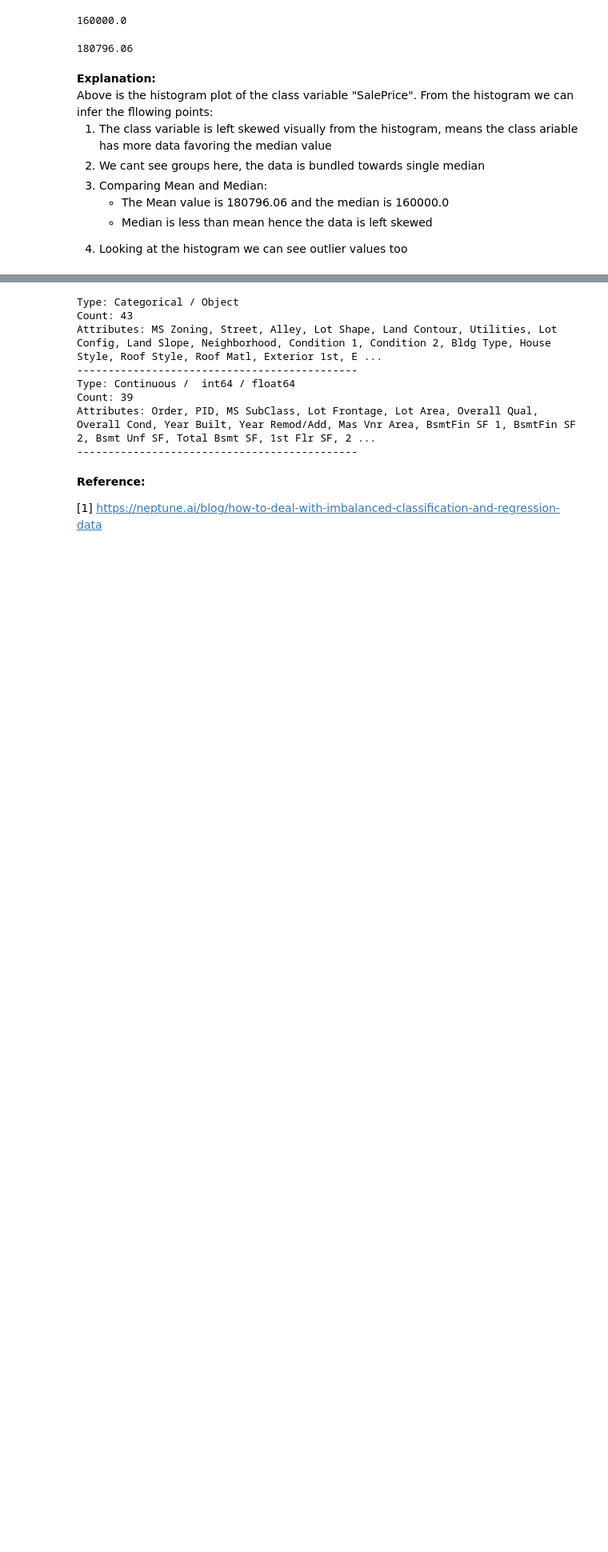
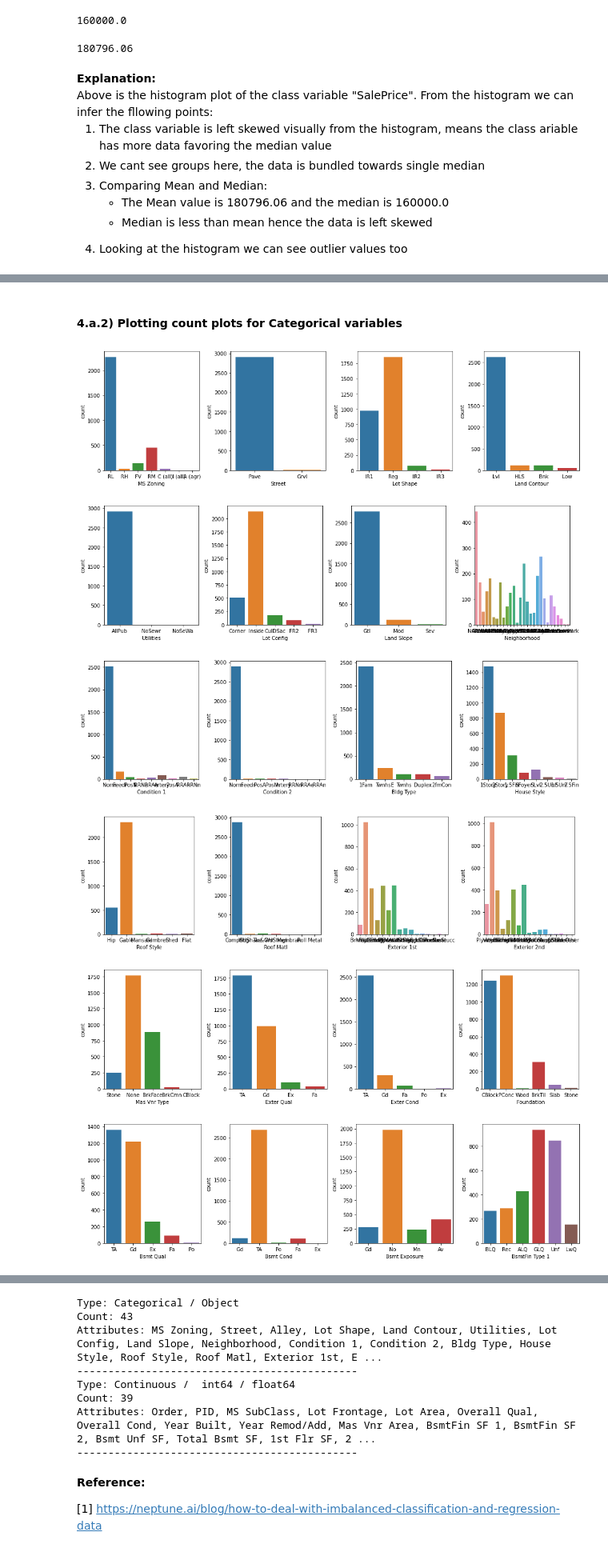
Before and after one commit to nithinkrishnan/ml-assgn, a Jupyter notebook: Group49_HousingDataset.ipynb, the cells around one changed output, grey strips where cells are left out. Shown at 80% size. Cells and saved outputs as stored; diff of their text form; code cells hidden in the pictures; blank space fills up the shorter version.

Commit message:
Done data cleaning

```diff
--- a/Group49_HousingDataset.ipynb
+++ b/Group49_HousingDataset.ipynb
@@ -85,0 +256,5 @@ round(df1["SalePrice"].mean(), 2)
+# %%
+dfCleaned["Garage Yr Blt"].fillna(dfCleaned["Year Built"], inplace=True)
+
+print(dfCleaned.shape)
+print(dfCleaned.isna().sum().sum())
@@ -85,0 +266,11 @@ round(df1["SalePrice"].mean(), 2)
+# %%
+# dfMissingRows = df1[df1.isnull().any(axis=1)]
+pd.set_option('display.max_columns', None)
+dfMissingRows = dfCleaned.loc[dfCleaned["Bsmt Full Bath"].isna() | dfCleaned["Bsmt Half Bath"].isna() | dfCleaned["BsmtFin SF 1"].isna() | dfCleaned["Garage Cars"].isna() | dfCleaned["Electrical"].isna() | dfCleaned["Total Bsmt SF"].isna() | dfCleaned["Bsmt Unf SF"].isna() | dfCleaned["BsmtFin SF 2"].isna() | dfCleaned["Garage Area"].isna()]
+
+display(dfMissingRows)
+ordersWithMissVals = dfMissingRows['Order'].values.tolist()
+print(ordersWithMissVals)
+
+# dfCleaned = dfCleaned.drop(ordersWithMissVals, inplace = True)
+dfCurated = dfCleaned[~dfCleaned['Order'].isin(['1342', '1498', '1578', '2237'])]
@@ -85,0 +333,36 @@ round(df1["SalePrice"].mean(), 2)
+# %% [markdown]
+<h4>4.a.2) Plotting count plots for Categorical variables</h4>
+# %%
+plt.rcParams["figure.figsize"] = [14.00, 4.0]
+plt.rcParams["figure.autolayout"] = True
+
+categoricalAttr = ["MS Zoning", "Street", "Lot Shape", "Land Contour", "Utilities", "Lot Config",
+                   "Land Slope", "Neighborhood", "Condition 1", "Condition 2", "Bldg Type", "House Style",
+                   "Roof Style", "Roof Matl", "Exterior 1st", "Exterior 2nd", "Mas Vnr Type", "Exter Qual",
+                   "Exter Cond", "Foundation", "Bsmt Qual", "Bsmt Cond", "Bsmt Exposure", "BsmtFin Type 1",
+                   "BsmtFin Type 2", "Heating", "Heating QC", "Central Air", "Electrical", "Kitchen Qual",
+                   "Functional", "Fireplace Qu", "Garage Type", "Garage Finish", "Garage Qual", "Garage Cond",
+                   "Paved Drive", "Sale Type", "Sale Condition"]
+
+index = 0
+graphsInARow = 4
+
+for attr in categoricalAttr:
+
+    if (index % graphsInARow == 0):
+        f, ax = plt.subplots(1, graphsInARow)
+
+    # Using the seaborn countplot for categorical variable
+    sns.countplot(x=attr, data=dfCurated, ax = ax[index % graphsInARow])
+    index = index + 1
+
+    # Shows multiple graohs in a row
+    if (index % graphsInARow == 0):
+        plt.show()
+# %% [output]
+[figure, added]
+[figure, added]
+[figure, added]
+[figure, added]
+[figure, added]
+[figure, added]
```
Also changed, not shown: parts of 50 cells of this notebook, 1 other file.
